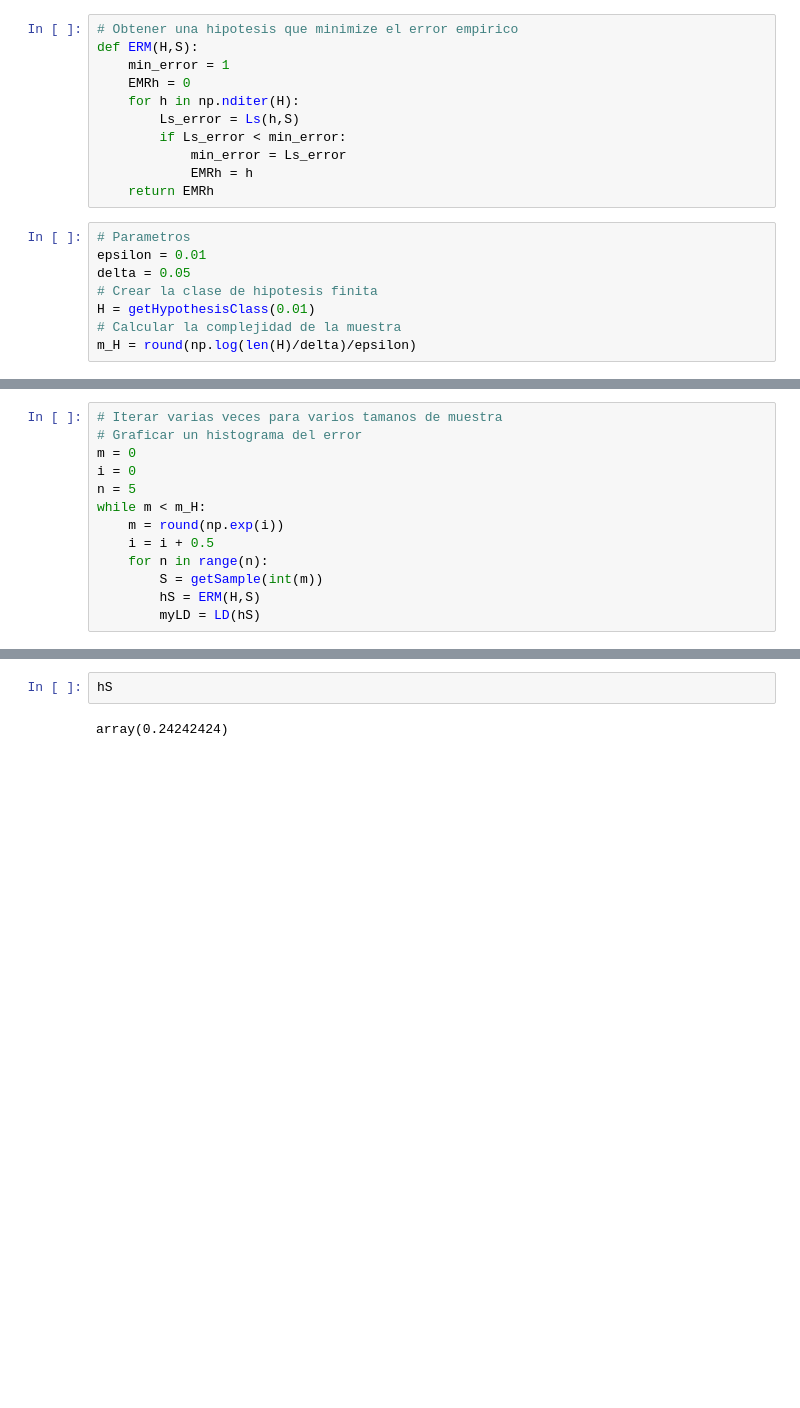
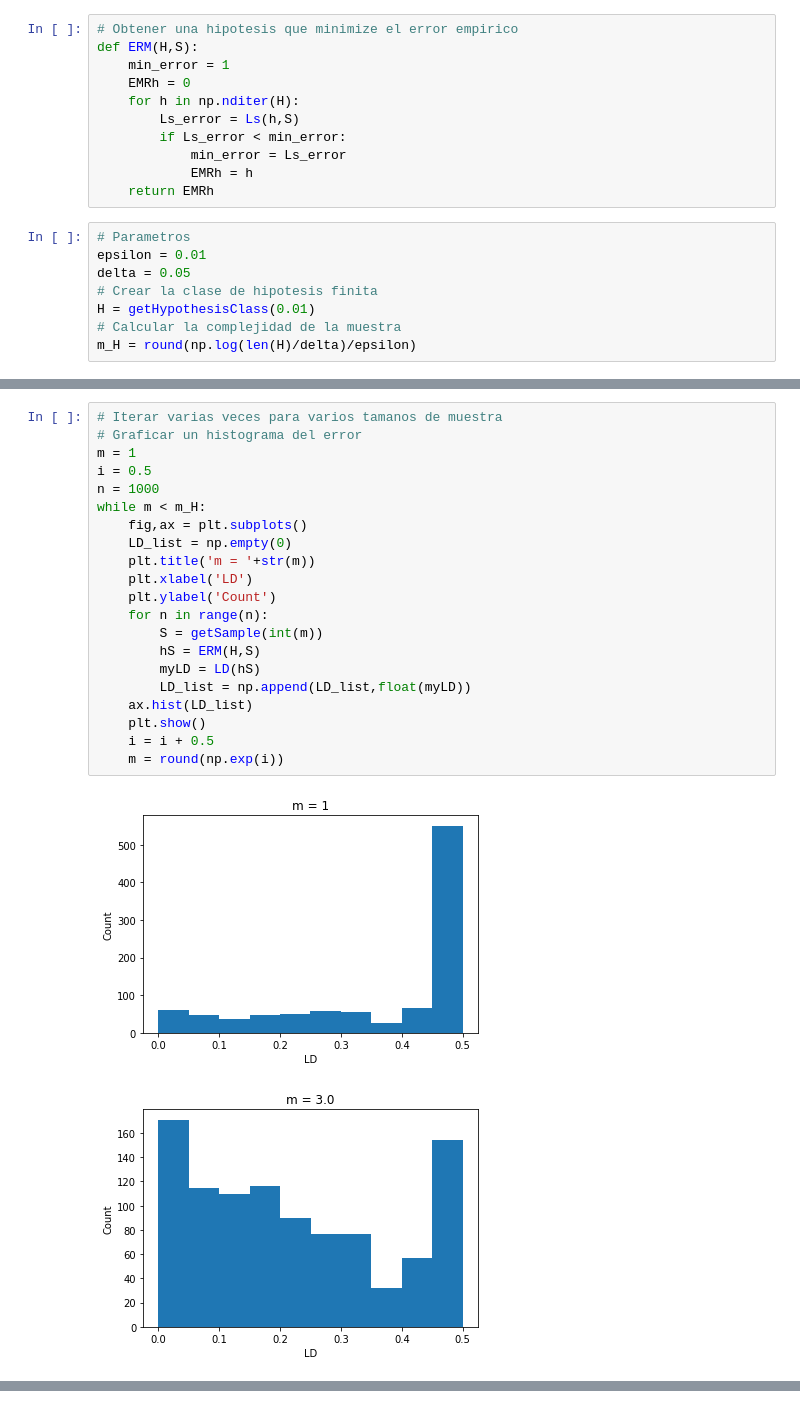
Before and after one commit to EstuarDiaz/MachineLearning, a Jupyter notebook: PAC.ipynb, the cells around one changed output, grey strips where cells are left out. Saved outputs shown, nothing was run; the diff lists cells and outputs as text; blank space fills up the shorter version.

```diff
--- a/PAC.ipynb
+++ b/PAC.ipynb
@@ -103,13 +103,24 @@ plt.show()
 # %%
 # Iterar varias veces para varios tamanos de muestra
 # Graficar un histograma del error
-m = 0
-i = 0
-n = 5
+m = 1
+i = 0.5
+n = 1000
 while m < m_H:
-    m = round(np.exp(i))
-    i = i + 0.5
+    fig,ax = plt.subplots()
+    LD_list = np.empty(0)
+    plt.title('m = '+str(m))
+    plt.xlabel('LD')
+    plt.ylabel('Count')
     for n in range(n):
         S = getSample(int(m))
         hS = ERM(H,S)
         myLD = LD(hS)
+        LD_list = np.append(LD_list,float(myLD))
+    ax.hist(LD_list)
+    plt.show()
+    i = i + 0.5
+    m = round(np.exp(i))
+# %% [output]
+[figure, added]
+[figure, added]
@@ -116,4 +137,0 @@ while m < m_H:
-# %%
-hS
-# %% [output]
-array(0.24242424)
```
Also changed, not shown: parts of 3 cells of this notebook.
